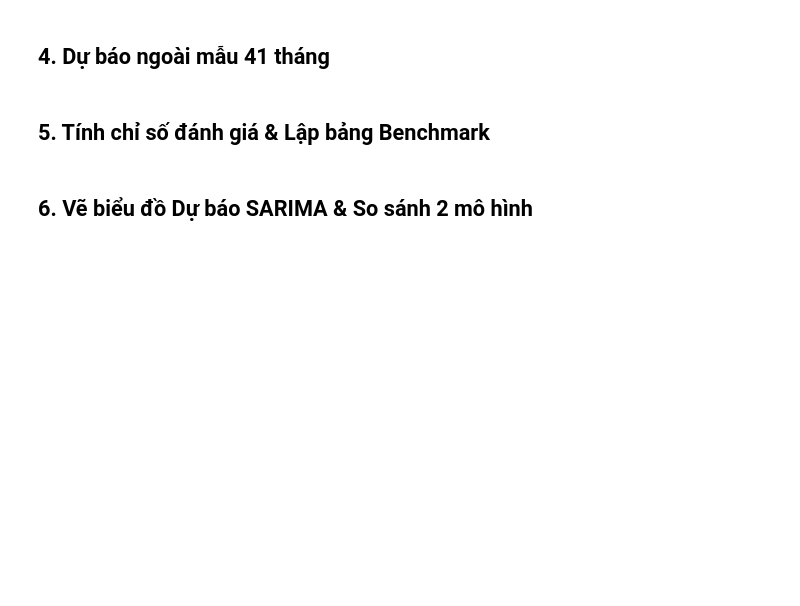
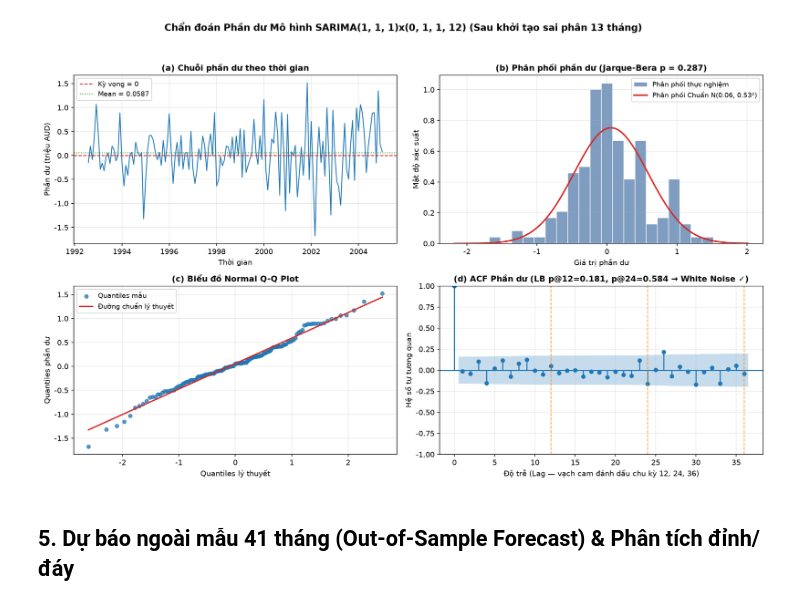
Before and after one commit to HADUYHUNG-0912/QLCTG_nhom7, a Jupyter notebook: time-series-lab2/notebooks/cv05_sarima_model.ipynb, the cells around one changed output. Drawn from its saved outputs; the diff is of its cells as text; code cells hidden in the pictures; blank space fills up the shorter version.

```diff
--- a/time-series-lab2/notebooks/cv05_sarima_model.ipynb
+++ b/time-series-lab2/notebooks/cv05_sarima_model.ipynb
@@ -53,0 +48,21 @@ for d in [FIG_DIR, TABLE_DIR, MODEL_DIR]:
+# %%
+train, test = load_data(TRAIN_CSV, TEST_CSV)
+print(f'Tập Train : {len(train)} tháng ({train.index.min():%Y-%m} -> {train.index.max():%Y-%m})')
+print(f'Tập Test  : {len(test)} tháng ({test.index.min():%Y-%m} -> {test.index.max():%Y-%m})')
+
+adf_checks = []
+for name, s in [
+    ('Chuỗi Train gốc y_t', train),
+    ('Sai phân thường d=1: (1-B)y_t', train.diff(1).dropna()),
+    ('Sai phân mùa vụ D=1: (1-B^12)y_t', train.diff(12).dropna()),
+    ('Sai phân kép d=1, D=1: (1-B)(1-B^12)y_t', train.diff(1).diff(12).dropna()),
+]:
+    stat, pval, lags, nobs, _, _ = adfuller(s, autolag='AIC')
+    adf_checks.append({
+        'Biến đổi': name,
+        'Số quan sát': nobs,
+        'ADF Statistic': round(stat, 4),
+        'p-value': f'{pval:.4e}',
+        'Kết luận (alpha=0.05)': 'Dừng ✓' if pval < 0.05 else 'Không dừng ✗'
+    })
+display(pd.DataFrame(adf_checks))
@@ -53,0 +94,8 @@ for d in [FIG_DIR, TABLE_DIR, MODEL_DIR]:
+# %%
+ORDER = (1, 1, 1)
+SEASONAL_ORDER = (0, 1, 1, 12)
+model_name = f'SARIMA{ORDER}x{SEASONAL_ORDER}'
+
+result = fit_sarima(train, order=ORDER, seasonal_order=SEASONAL_ORDER)
+train_time_sec = getattr(result, '_cv05_train_time_sec', np.nan)
+print(f'\n[OK] {model_name} | AIC = {result.aic:.4f} | BIC = {result.bic:.4f} | Train Time = {train_time_sec:.4f}s')
@@ -53,0 +123,6 @@ for d in [FIG_DIR, TABLE_DIR, MODEL_DIR]:
+# %%
+diag = diagnose_residuals_sarima(result, model_label=model_name)
+resid_stats_df = pd.read_csv(os.path.join(TABLE_DIR, 'cv05_residual_stats.csv'))
+display(resid_stats_df)
+display(Image(filename=os.path.join(FIG_DIR, 'cv05_sarima_residual_diag.png')))
+# %% [output]
@@ -54,2 +133,3 @@ for d in [FIG_DIR, TABLE_DIR, MODEL_DIR]:
+[figure, added]
 # %% [markdown]
-## 4. Dự báo ngoài mẫu 41 tháng
+## 5. Dự báo ngoài mẫu 41 tháng (Out-of-Sample Forecast) & Phân tích đỉnh/đáy
@@ -61,2 +135,0 @@ for d in [FIG_DIR, TABLE_DIR, MODEL_DIR]:
-# %% [markdown]
-## 5. Tính chỉ số đánh giá & Lập bảng Benchmark
@@ -77,2 +135,0 @@ for d in [FIG_DIR, TABLE_DIR, MODEL_DIR]:
-# %% [markdown]
-## 6. Vẽ biểu đồ Dự báo SARIMA & So sánh 2 mô hình
```
Also changed, not shown: parts of 27 cells of this notebook, 1 other file.
